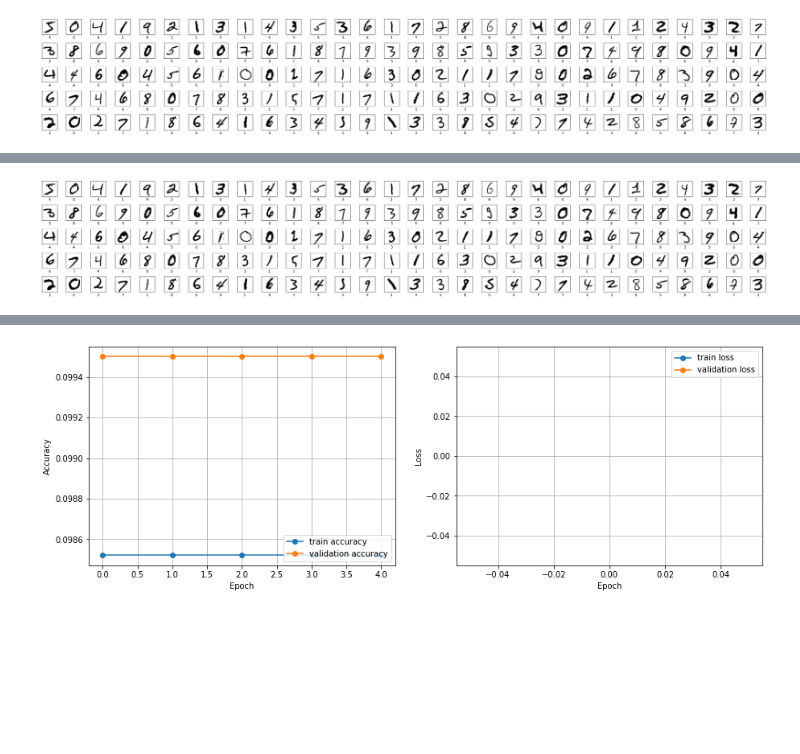
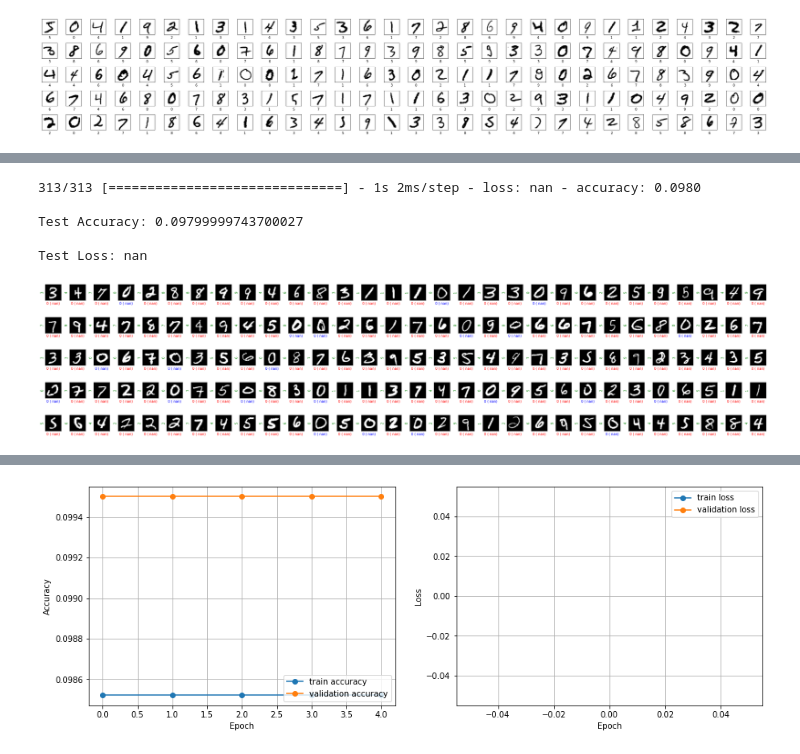
Before and after one commit to KowshikChakraborty-AIUB/CVPR, a Jupyter notebook: PA-01/PA-01 (Programming Assignment-01).ipynb, the cells around one changed output, grey strips where cells are left out. Drawn from its saved outputs; the diff is of its cells as text; code cells hidden in the pictures; blank space fills up the shorter version.

```diff
--- a/PA-01/PA-01 (Programming Assignment-01).ipynb
+++ b/PA-01/PA-01 (Programming Assignment-01).ipynb
@@ -469,10 +288,0 @@ X_train3, X_test3 = X_train3.reshape(-1, 28,28,1), X_test3.reshape(-1, 28,28,1)
-# %%
-# Using 'SGD'
-
-model.compile(
-    optimizer='SGD',
-    loss='sparse_categorical_crossentropy',
-    metrics=['accuracy']
-)
-# %%
-h3 = model.fit(x=X_train3, y=Y_train3, epochs=5, batch_size=40, validation_split=0.2)
@@ -524,9 +325,9 @@ Test Loss: nan
 ROWS = 5
 COLS = 30
 
-random_indices = random.sample(range(X_test.shape[0]), ROWS*COLS)
-sample_images = X_test3[random_indices, :]
-sample_labels = Y_test3[random_indices]
+random_indices = random.sample(range(X_test1.shape[0]), ROWS*COLS)
+sample_images = X_test1[random_indices, :]
+sample_labels = Y_test1[random_indices]
 predictions = model.predict(sample_images)
 
 i = 0
@@ -560,0 +355,4 @@ print(X_test4.shape, Y_test4.shape)
+# %%
+# Without Normalize Data
+
+h4 = model.fit(x=X_train2, y=Y_train2, epochs=5, batch_size=40, validation_split=0.2)
@@ -561,19 +391,45 @@ print(X_test4.shape, Y_test4.shape)
+# %%
+# Without Normalize Data
+
+test_loss2, test_acc2 = model.evaluate(X_test2, Y_test2)
+print('\nTest Accuracy:', test_acc2)
+print('\nTest Loss:', test_loss2)
+# %% [output]
+313/313 [==============================] - 1s 2ms/step - loss: nan - accuracy: 0.0980
+
+Test Accuracy: 0.09799999743700027
+
+Test Loss: nan
 # %%
+# Predicting Images
+
 ROWS = 5
 COLS = 30
+
+random_indices = random.sample(range(X_test2.shape[0]), ROWS*COLS)
+sample_images = X_test2[random_indices, :]
+sample_labels = Y_test2[random_indices]
+predictions = model.predict(sample_images)
+
 i = 0
 
-plt.figure(figsize=(30,5))
+plt.figure(figsize=(30,7))
 for r in range(ROWS):
     for c in range(COLS):
         plt.subplot(ROWS, COLS, i+1)
-        plt.imshow(X_train4[i], cmap=plt.cm.gray_r)
-
+        plt.imshow(sample_images[i].reshape(28,28), cmap=plt.cm.gray)
         plt.xticks([])
         plt.yticks([])
-        plt.xlabel(Y_train4[i])
+        prediction = np.argmax(predictions[i])
+        confidence = predictions[i][prediction]
+        if sample_labels[i] == prediction:
+            plt.xlabel(f"{prediction} ({confidence: .2f})", color='b')
+        else:
+            plt.xlabel(f"{prediction} ({confidence: .2f})", color='r')
+        plt.ylabel(sample_labels[i], color='g')
         i += 1
+
 plt.tight_layout()
 plt.show()
 # %% [output]
-[figure, old version]
+[figure, new version]
```
Also changed, not shown: parts of 54 cells of this notebook.
